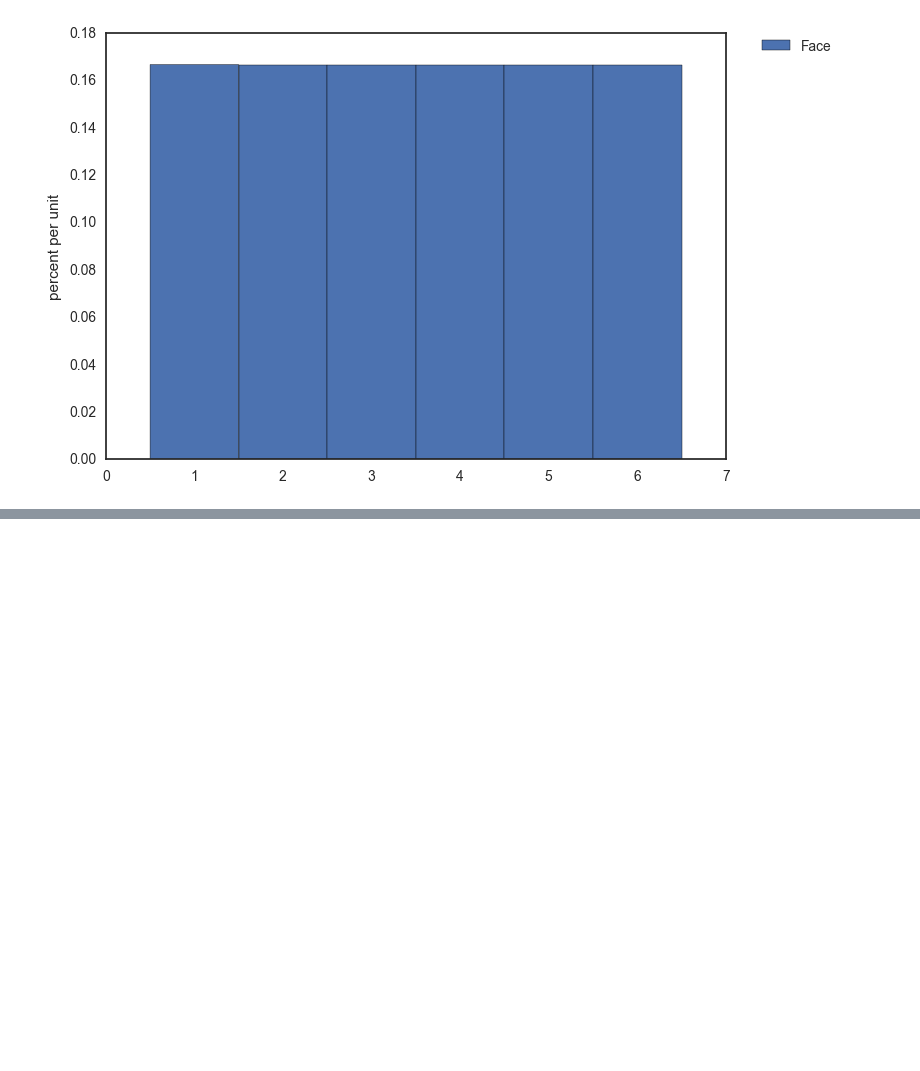
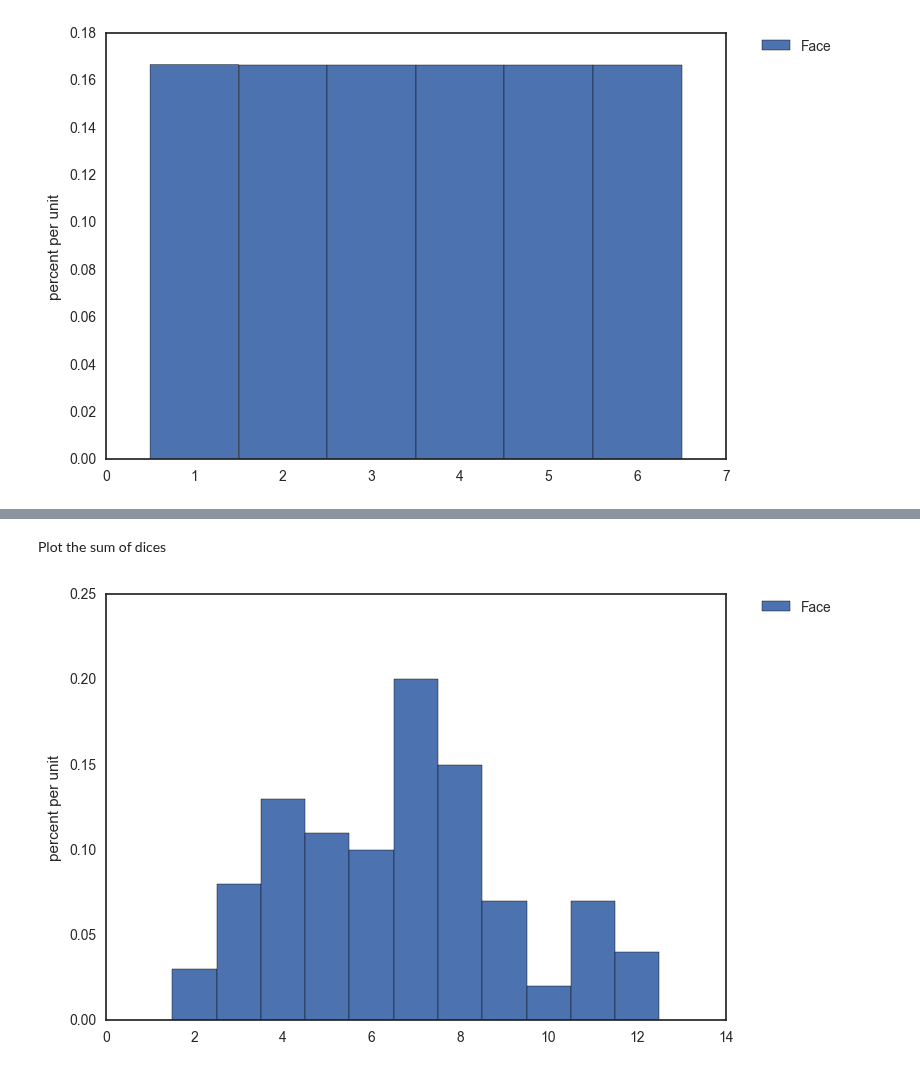
Before and after one commit to omoju/Fundamentals, a Jupyter notebook: Data/dataSampling_1.ipynb, the cells around one changed output, grey strips where cells are left out. Saved outputs shown, nothing was run; the diff lists cells and outputs as text; code cells hidden in the pictures; blank space fills up the shorter version.

```diff
--- a/Data/dataSampling_1.ipynb
+++ b/Data/dataSampling_1.ipynb
@@ -349,0 +414,8 @@ dice_hist(10000)
+# %% [markdown]
+Plot the sum of dices
+# %%
+num_die = 2
+n = 100
+dice_sum_hist(num_die, n)
+# %% [output]
+[figure, added]
```
Also changed, not shown: parts of 11 cells of this notebook.
